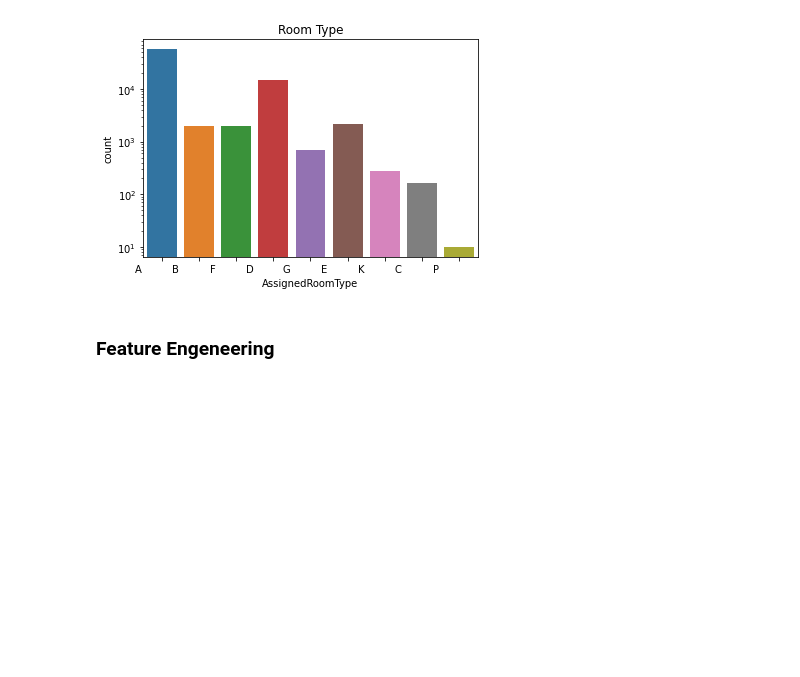
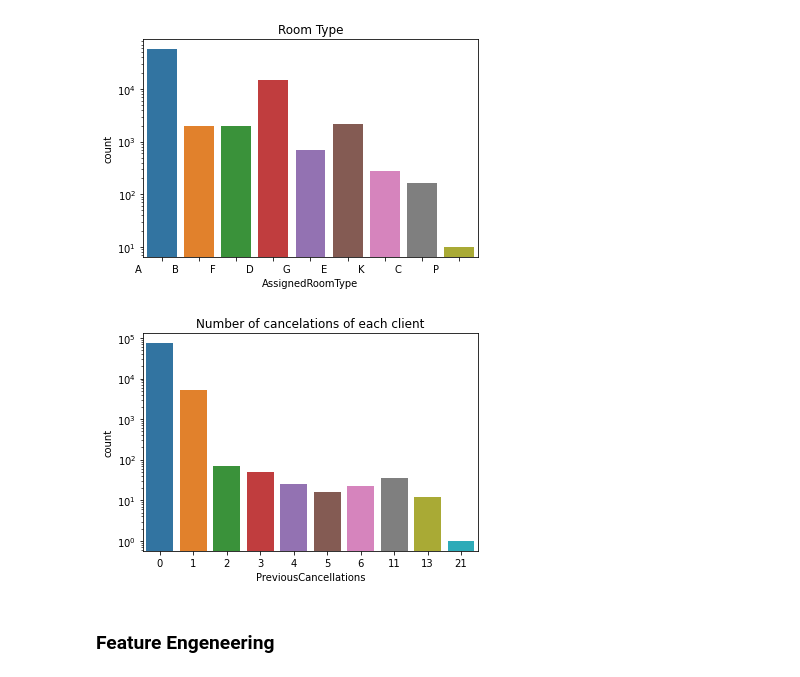
Before and after one commit to fredericojpr/BC2_Predict_Cancellations, a Jupyter notebook: scripts/BC2_Notebook_Goncalo.ipynb, the cells around one changed output. Cells and saved outputs as stored; diff of their text form; code cells hidden in the pictures; blank space fills up the shorter version.

```diff
--- a/scripts/BC2_Notebook_Goncalo.ipynb
+++ b/scripts/BC2_Notebook_Goncalo.ipynb
@@ -113,6 +128,12 @@ plt.title('Room Type')
 plt.yscale("log")
 # %% [output]
 [figure]
+# %%
+sns.countplot('PreviousCancellations', data=data)
+plt.title('Number of cancelations of each client')
+plt.yscale("log")
+# %% [output]
+[figure, added]
 # %% [markdown]
 ### Feature Engeneering
 # %%
```
Also changed, not shown: parts of 17 cells of this notebook.
